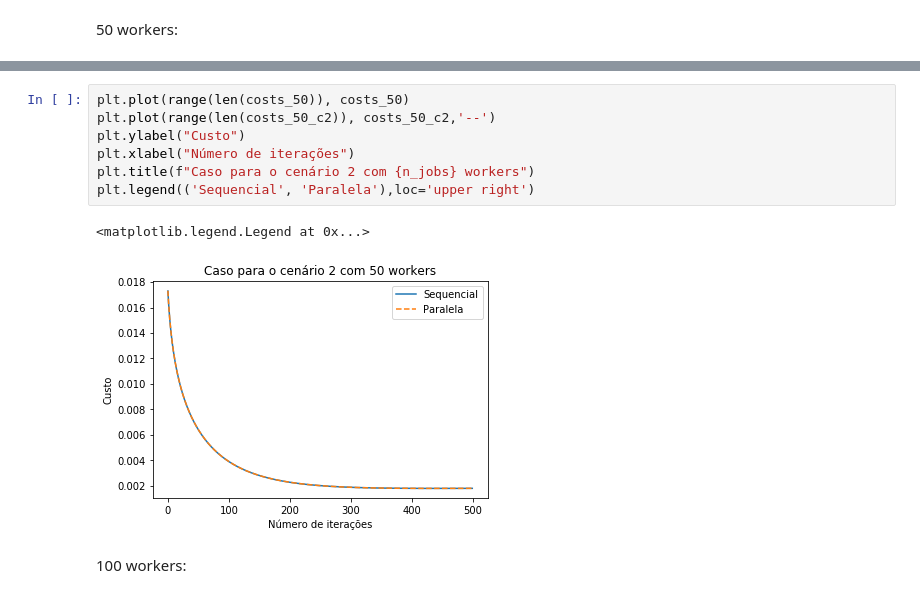
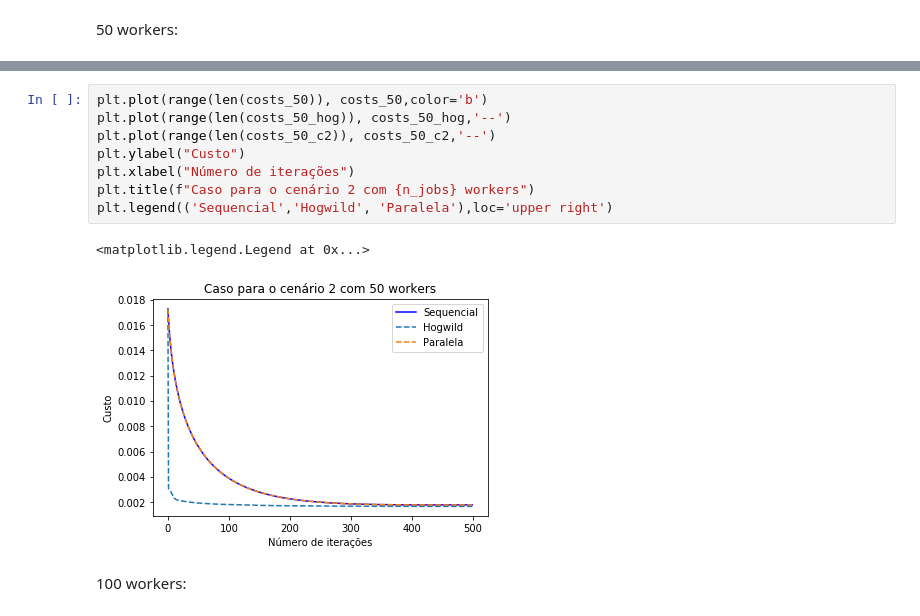
Before and after one commit to jcolares/gdp, a Jupyter notebook: GDParalelo.ipynb, the cells around one changed output, grey strips where cells are left out. Saved outputs shown, nothing was run; the diff lists cells and outputs as text.

Commit message:
hogwild e correcoes

```diff
--- a/GDParalelo.ipynb
+++ b/GDParalelo.ipynb
@@ -196,13 +214,14 @@ Wall time: 4.98 s
 # %%
-plt.plot(range(len(costs_50)), costs_50)
+plt.plot(range(len(costs_50)), costs_50,color='b')
+plt.plot(range(len(costs_50_hog)), costs_50_hog,'--')
 plt.plot(range(len(costs_50_c2)), costs_50_c2,'--')
 plt.ylabel("Custo")
 plt.xlabel("Número de iterações")
 plt.title(f"Caso para o cenário 2 com {n_jobs} workers")
-plt.legend(('Sequencial', 'Paralela'),loc='upper right')
+plt.legend(('Sequencial','Hogwild', 'Paralela'),loc='upper right')
 # %% [output]
 <matplotlib.legend.Legend at 0x...>
-[figure, old version]
+[figure, new version]
 # %% [markdown]
 100 workers:
 # %%
```
Also changed, not shown: parts of 22 cells of this notebook, 1 other file.
